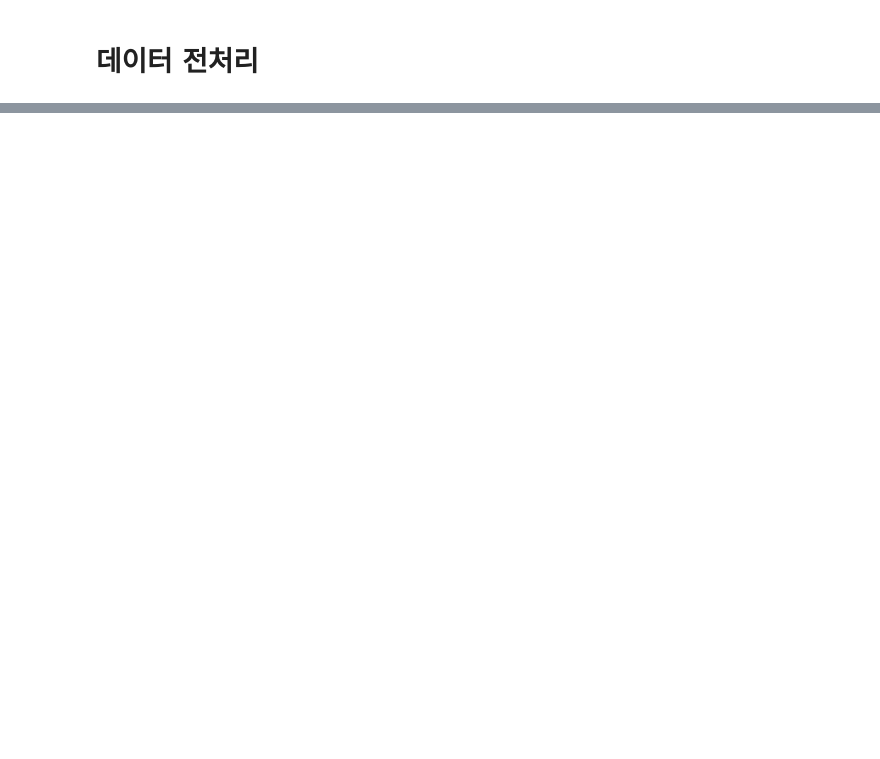
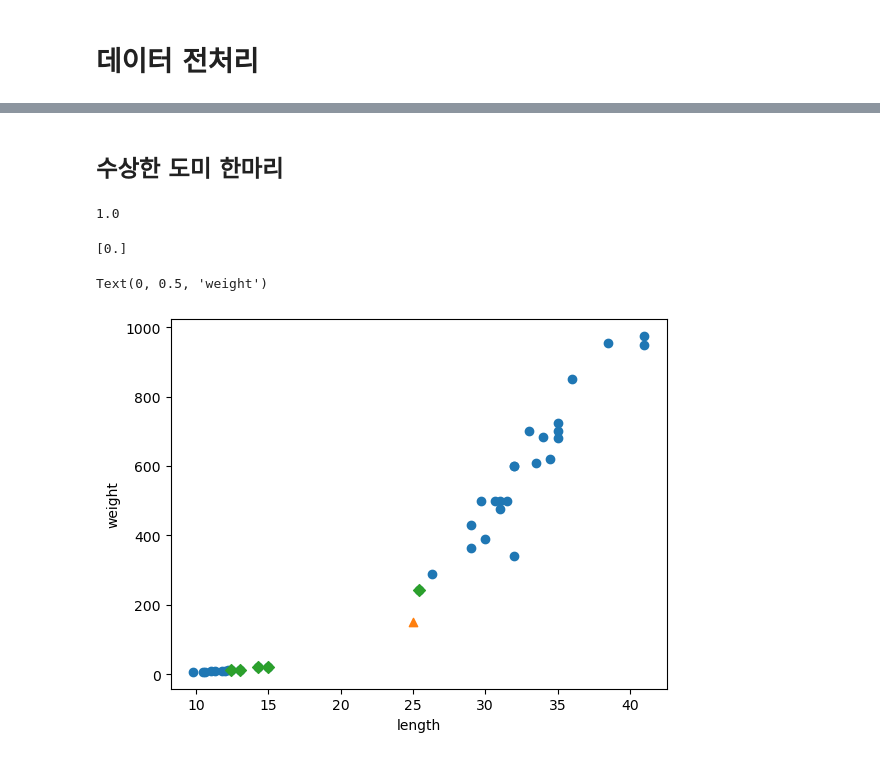
Before and after one commit to kimhyun09/hongongmachine, a Jupyter notebook: 2-2 데이터 전처리.ipynb, the cells around one changed output, grey strips where cells are left out. Cells and saved outputs as stored; diff of their text form; code cells hidden in the pictures; blank space fills up the shorter version.

```diff
--- a/2-2 데이터 전처리.ipynb
+++ b/2-2 데이터 전처리.ipynb
@@ -20,0 +27,28 @@ fish_target = np.concatenate((np.ones(35), np.zeros(14)))  # 가로로 길게
+# %%
+train_input, test_input, train_target, test_target = train_test_split(fish_data, fish_target, random_state=24)
+# %% [markdown]
+## 수상한 도미 한마리
+# %%
+kn = KNeighborsClassifier()
+kn.fit(train_input, train_target)
+kn.score(test_input, test_target)
+# %% [output]
+1.0
+# %%
+print(kn.predict([[25,150]]))  # 빙어어
+# %% [output]
+[0.]
+# %%
+distances, indices = kn.kneighbors([[25, 150]])
+
+# distances: 지정한 샘플과 가장 가까운 이웃 간의 거리.
+# indices: 가까운 이웃들의 학습 데이터 내 인덱스.
+# %%
+plt.scatter(train_input[:,0], train_input[:,1])
+plt.scatter(25, 150, marker='^')
+plt.scatter(train_input[indices,0], train_input[indices,1], marker='D')  #가장 가까운 이웃의 판단
+plt.xlabel('length')
+plt.ylabel('weight')
+# %% [output]
+Text(0, 0.5, 'weight')
+[figure, added]
```
Also changed, not shown: parts of 15 cells of this notebook.
